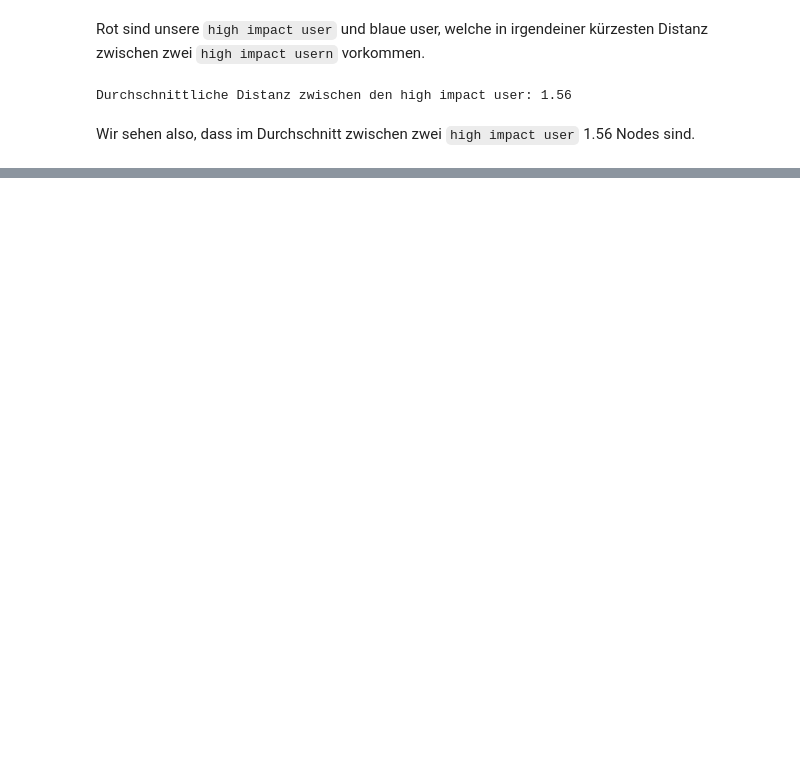
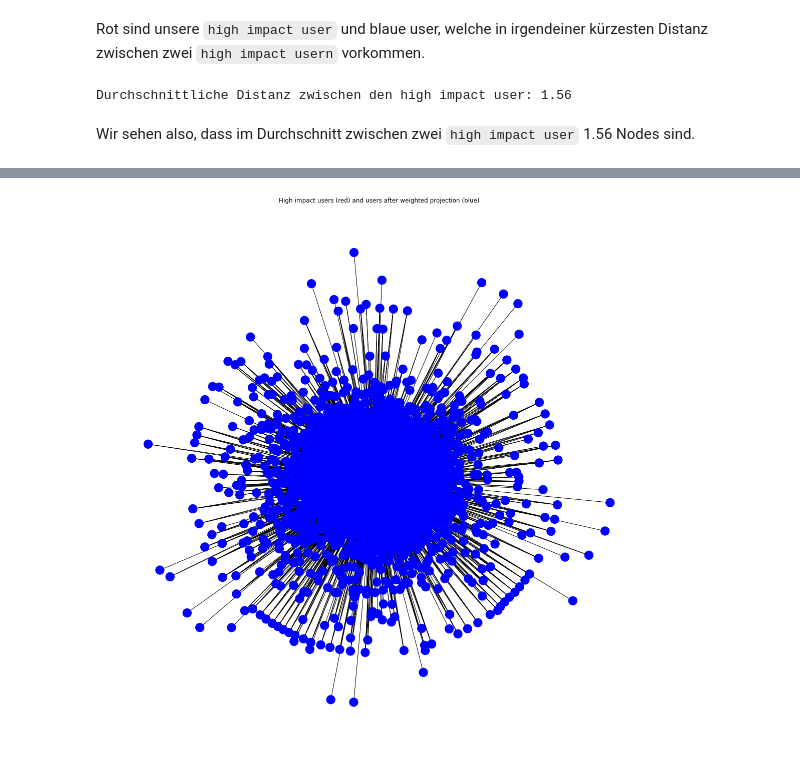
Before and after one commit to kenfus/SAN, a Jupyter notebook: main.ipynb, the cells around one changed output, grey strips where cells are left out. Cells and saved outputs as stored; diff of their text form; code cells hidden in the pictures; blank space fills up the shorter version.

```diff
--- a/main.ipynb
+++ b/main.ipynb
@@ -887,3 +893,17 @@ plt.show()
 # %%
 from networkx.algorithms import bipartite
 B_de = bipartite.collaboration_weighted_projected_graph(G_de, high_degree_centrality_users)
+# %%
+# Create size and color for graph
+weighted_drawing_info = pd.DataFrame(list(B_de.nodes()), columns=['numeric_id'])
+weighted_drawing_info['size'] = np.where(weighted_drawing_info.numeric_id.isin(high_degree_centrality_users), 1000, 300)
+weighted_drawing_info['color'] = np.where(weighted_drawing_info.numeric_id.isin(high_degree_centrality_users), 'red', 'blue')
+# %%
+plt.figure(figsize=(20, 20))
+ax = plt.gca()
+ax = plt.gca()
+ax.set_title('High impact users (red) and users after weighted projection (blue)')
+nx.draw(B_de, node_color=weighted_drawing_info.color, with_labels=False, font_size=10)
+plt.show()
+# %% [output]
+[figure, added]
```
Also changed, not shown: parts of 11 cells of this notebook, 1 other file.
